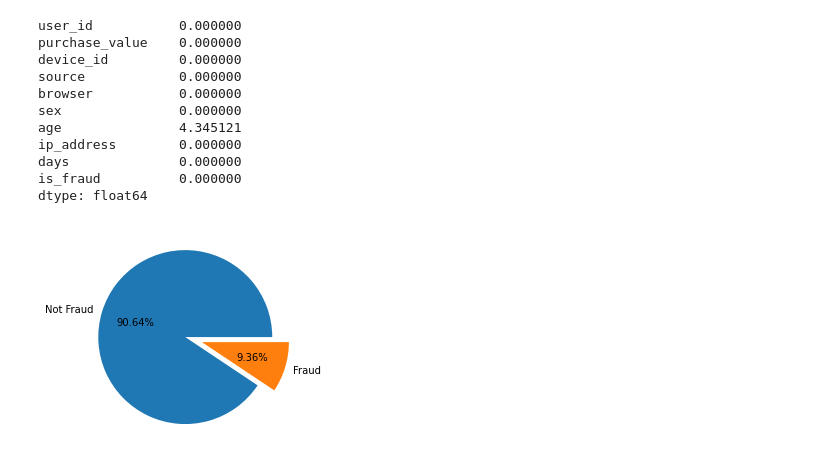
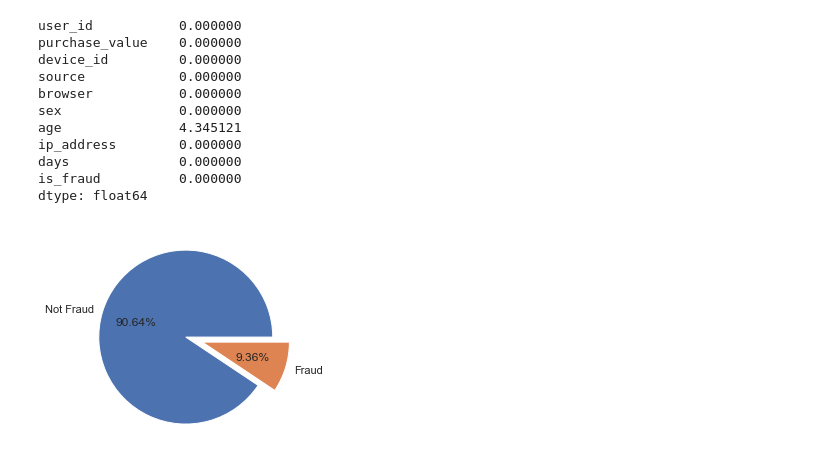
Before and after one commit to TeoTzeShuen/school, a Jupyter notebook: Individual Project/project.ipynb, the cells around one changed output. Drawn from its saved outputs; the diff is of its cells as text; code cells hidden in the pictures.

```diff
--- a/Individual Project/project.ipynb
+++ b/Individual Project/project.ipynb
@@ -17,6 +17,9 @@ import pandas as pd
 import numpy as np
 import seaborn as sns
 from matplotlib import pyplot as plt
+# %%
+# other misc stuff related to libraries
+sns.set_theme(style='white')
 # %%
 df = pd.read_excel('Fraud_Data_Final.xlsx')
 df.info() #check data imports sucessfully & get info on the data
@@ -56,13 +59,14 @@ dtype: float64
 # age has  around 4.35% of the total values missing- as such we can remove the rows with missing values if necessary (under 5%)
 # keep in mind so that we can clean the data up if we need to compare age to something
 # %%
+# The most notable data is the is_fraud value, which will help us with our data exploration later
 # Draw piechart to determine percentage of fraud cases in dataset
 val = df.is_fraud.value_counts()
-figure1, ax = plt.subplots()
+pie, ax = plt.subplots()
 explode = (0, 0.2) #explode second slice
 labels = ('Not Fraud','Fraud') #Add Labels
 
 ax.pie(val.values, explode=explode, autopct='%.2f%%',labels=labels)
 plt.show()
 # %% [output]
-[figure, old version]
+[figure, new version]
```
Also changed, not shown: parts of 7 cells of this notebook.
